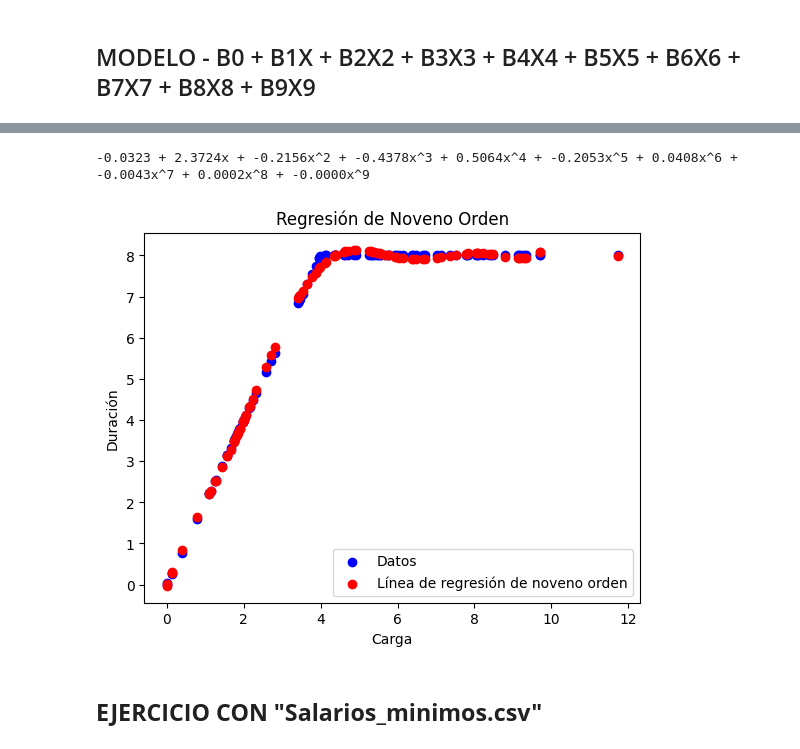
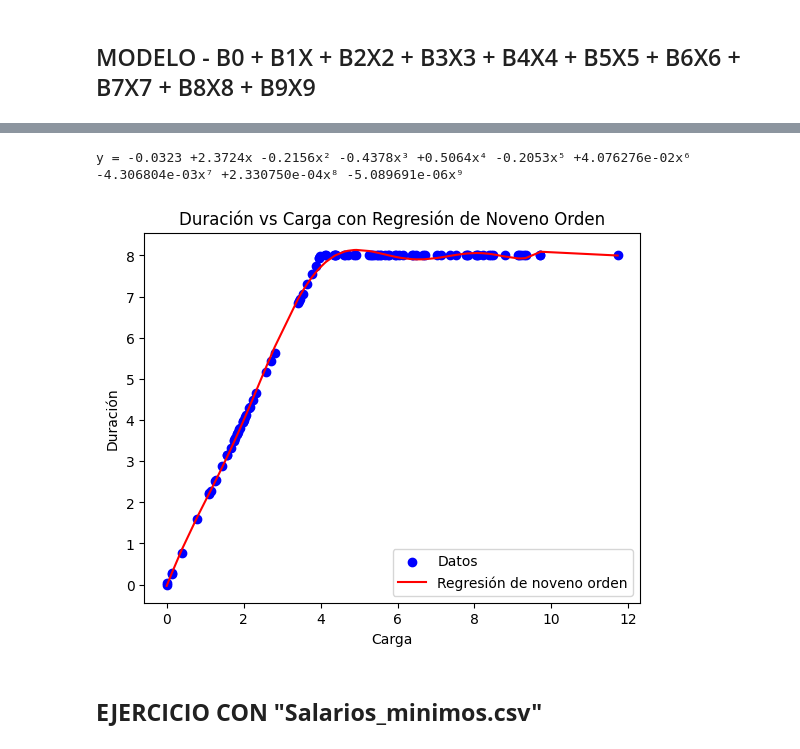
Before and after one commit to carlosnievess/LAB-DE-APRENDIZAJE-ESTAD-STICO, a Jupyter notebook: A01-REGRESIÓNLINEAL.ipynb, the cells around one changed output, grey strips where cells are left out. Saved outputs shown, nothing was run; the diff lists cells and outputs as text; code cells hidden in the pictures.

```diff
--- a/A01-REGRESIÓNLINEAL.ipynb
+++ b/A01-REGRESIÓNLINEAL.ipynb
@@ -1,13 +1,11 @@
 # %% [markdown]
 ## **EJERCICIO CON "bateria_tableta.txt"**
 # %%
-# Leer el archivo "bateria_tableta.txt":
-
+# Leer el archivo "bateria_tableta.txt"
 import pandas as pd
 
-df = pd.read_csv("bateria_tableta.txt")
-
-df
+df_bateria = pd.read_csv("bateria_tableta.txt")
+df_bateria
 # %% [output]
 |  | carga | duracion |
 | 0 | 2.81 | 5.62 |
@@ -42,13 +38,17 @@ plt.show()
 import numpy as np
 from sklearn.linear_model import LinearRegression
 # %%
-# Definimos x y y
-
-x = df[[ 'carga' ]]
-y = df[['duracion']]
+# Variables del ejercicio de batería
+x_bateria = df_bateria[["carga"]]
+y_bateria = df_bateria[["duracion"]]
 # %%
-# Modelo
+# Modelo de primer orden de batería
+modelo_bateria_1 = LinearRegression()
+modelo_bateria_1.fit(x_bateria, y_bateria)
 
-model = LinearRegression()
-model.fit(x, y)
+predicciones_bateria_1 = modelo_bateria_1.predict(x_bateria)
+R2_bateria_1 = modelo_bateria_1.score(x_bateria, y_bateria)
+
+print(f"R² del modelo de primer orden: {R2_bateria_1:.6f}")
+print(f"Porcentaje explicado: {R2_bateria_1 * 100:.2f}%")
 # %% [output]
@@ -152,21 +176,37 @@ B1 a B9: [[ 2.37235338e+00 -2.15595582e-01 -4.37810578e-01  5.06419554e-01
 # %%
-# Imprimir la ecuación del modelo de noveno orden
-
-print(f"{lr.intercept_[0]:.4f} + {lr.coef_[0][0]:.4f}x + {lr.coef_[0][1]:.4f}x^2 + {lr.coef_[0][2]:.4f}x^3 + {lr.coef_[0][3]:.4f}x^4 + {lr.coef_[0][4]:.4f}x^5 + {lr.coef_[0][5]:.4f}x^6 + {lr.coef_[0][6]:.4f}x^7 + {lr.coef_[0][7]:.4f}x^8 + {lr.coef_[0][8]:.4f}x^9")
+# Ecuación del modelo de noveno orden de batería
+print(
+    f"y = {modelo_bateria_9.intercept_[0]:.4f} "
+    f"{modelo_bateria_9.coef_[0][0]:+.4f}x "
+    f"{modelo_bateria_9.coef_[0][1]:+.4f}x² "
+    f"{modelo_bateria_9.coef_[0][2]:+.4f}x³ "
+    f"{modelo_bateria_9.coef_[0][3]:+.4f}x⁴ "
+    f"{modelo_bateria_9.coef_[0][4]:+.4f}x⁵ "
+    f"{modelo_bateria_9.coef_[0][5]:+.6e}x⁶ "
+    f"{modelo_bateria_9.coef_[0][6]:+.6e}x⁷ "
+    f"{modelo_bateria_9.coef_[0][7]:+.6e}x⁸ "
+    f"{modelo_bateria_9.coef_[0][8]:+.6e}x⁹"
+)
 # %% [output]
--0.0323 + 2.3724x + -0.2156x^2 + -0.4378x^3 + 0.5064x^4 + -0.2053x^5 + 0.0408x^6 + -0.0043x^7 + 0.0002x^8 + -0.0000x^9
+y = -0.0323 +2.3724x -0.2156x² -0.4378x³ +0.5064x⁴ -0.2053x⁵ +4.076276e-02x⁶ -4.306804e-03x⁷ +2.330750e-04x⁸ -5.089691e-06x⁹
 # %%
-# Gráfica de Duración vs Carga con la línea de regresión
+# Gráfica del modelo de noveno orden de batería
+orden_bateria = np.argsort(x_bateria_v[:, 0])
 
-plt.scatter(x, y, color='blue', label='Datos')
-plt.scatter(x, predicciones, color='red', label='Línea de regresión de noveno orden')
-plt.xlabel('Carga')
-plt.ylabel('Duración')
-plt.title('Regresión de Noveno Orden')
+plt.scatter(x_bateria_v, y_bateria, color="blue", label="Datos")
+plt.plot(
+    x_bateria_v[orden_bateria],
+    predicciones_bateria_9[orden_bateria],
+    color="red",
+    label="Regresión de noveno orden"
+)
+plt.xlabel("Carga")
+plt.ylabel("Duración")
+plt.title("Duración vs Carga con Regresión de Noveno Orden")
 plt.legend()
 plt.show()
 # %% [output]
-[figure, old version]
+[figure, new version]
 # %% [markdown]
 ## **EJERCICIO CON "Salarios_minimos.csv"**
 # %%
```
Also changed, not shown: parts of 20 cells of this notebook.
